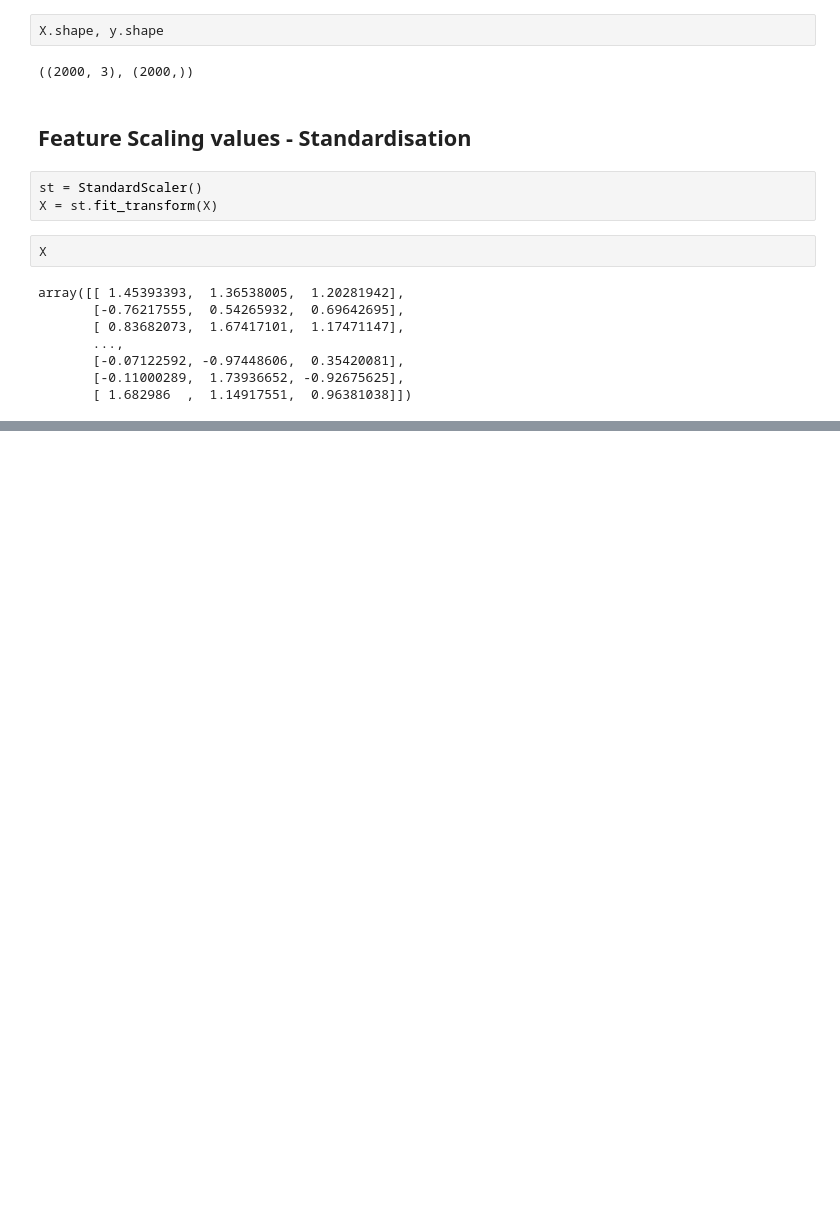
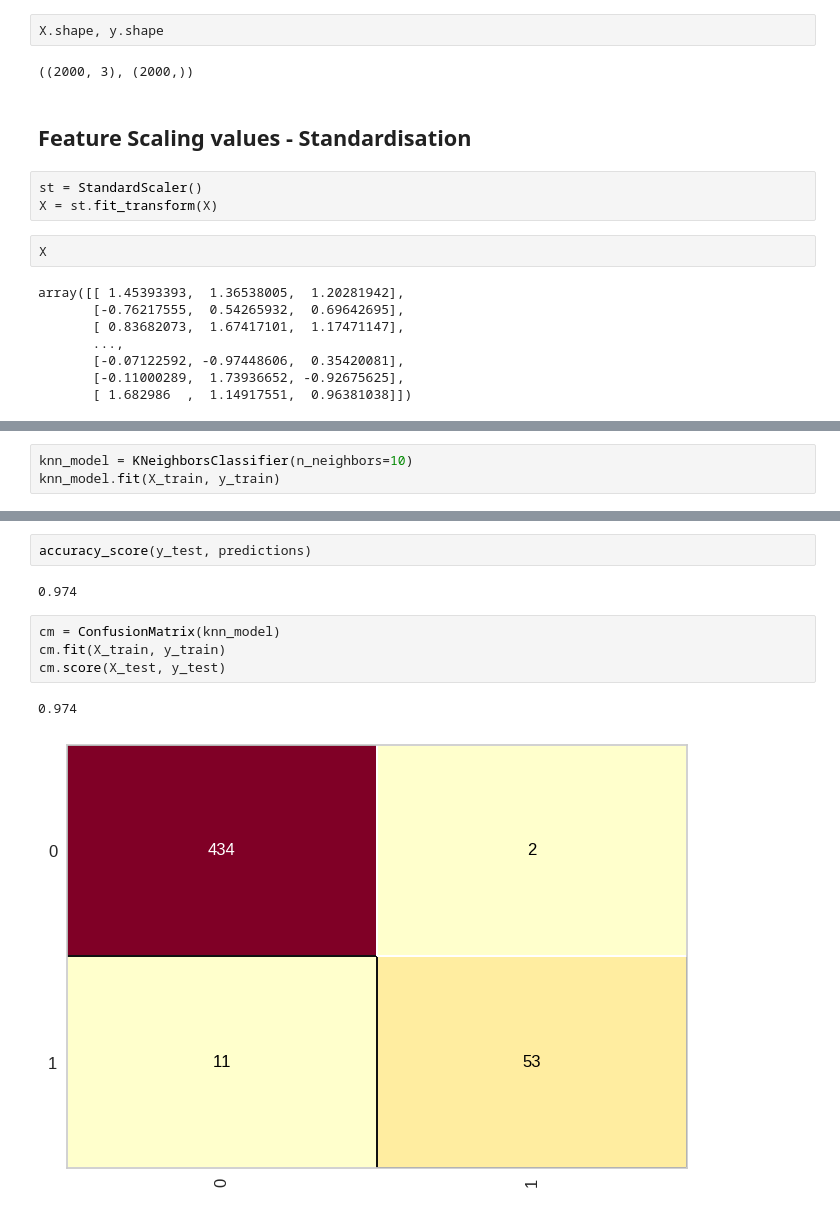
Before and after one commit to EriveltoSilva/risk-credit-machine-learning-classifier, a Jupyter notebook: CreditRiskModel.ipynb, the cells around one changed output, grey strips where cells are left out. Cells and saved outputs as stored; diff of their text form; blank space fills up the shorter version.

```diff
--- a/CreditRiskModel.ipynb
+++ b/CreditRiskModel.ipynb
@@ -227,0 +411,3 @@ array([[ 1.45393393,  1.36538005,  1.20281942],
+# %%
+knn_model = KNeighborsClassifier(n_neighbors=10)
+knn_model.fit(X_train, y_train)
@@ -227,0 +437,11 @@ array([[ 1.45393393,  1.36538005,  1.20281942],
+# %%
+accuracy_score(y_test, predictions)
+# %% [output]
+0.974
+# %%
+cm = ConfusionMatrix(knn_model)
+cm.fit(X_train, y_train)
+cm.score(X_test, y_test)
+# %% [output]
+0.974
+[figure, added]
```
Also changed, not shown: parts of 54 cells of this notebook.
